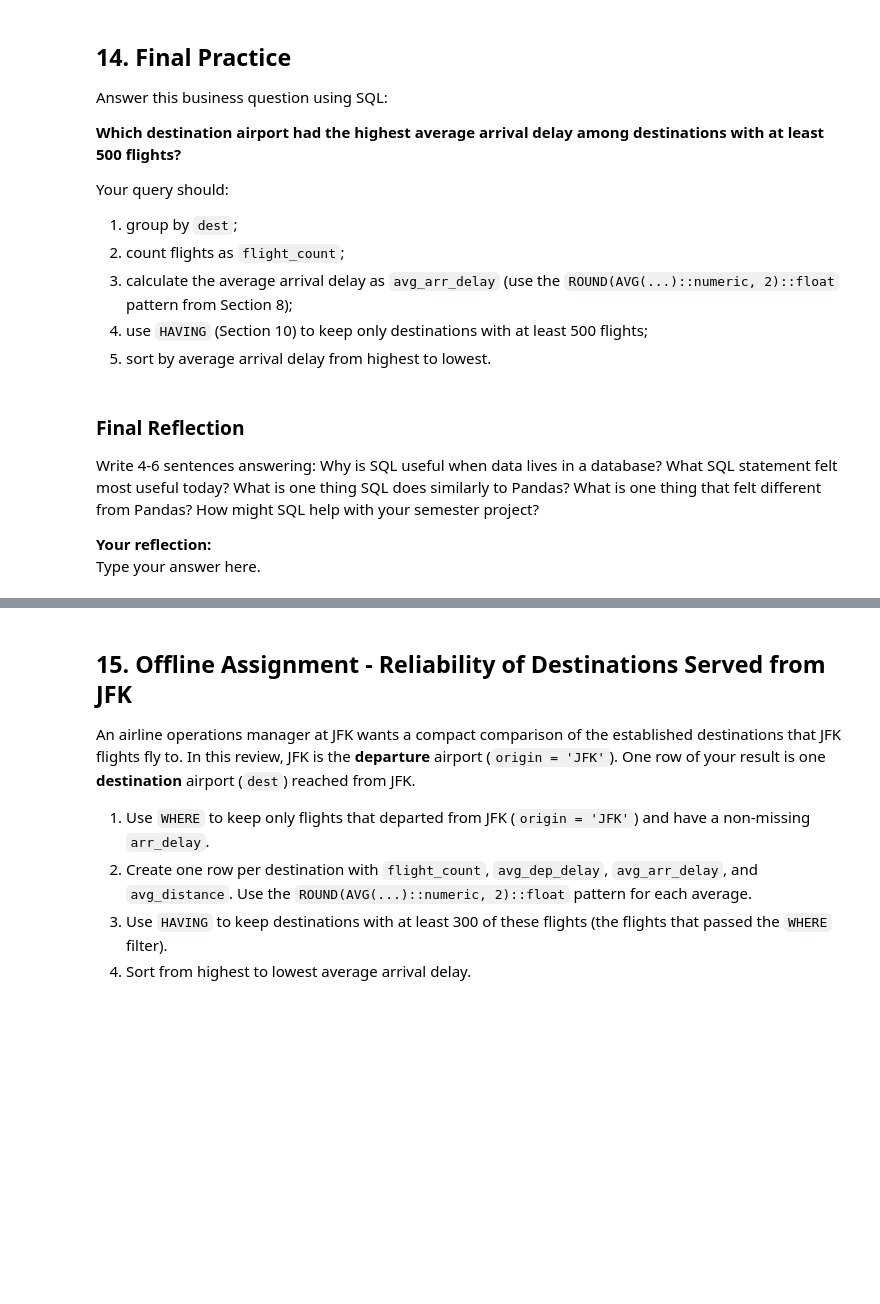
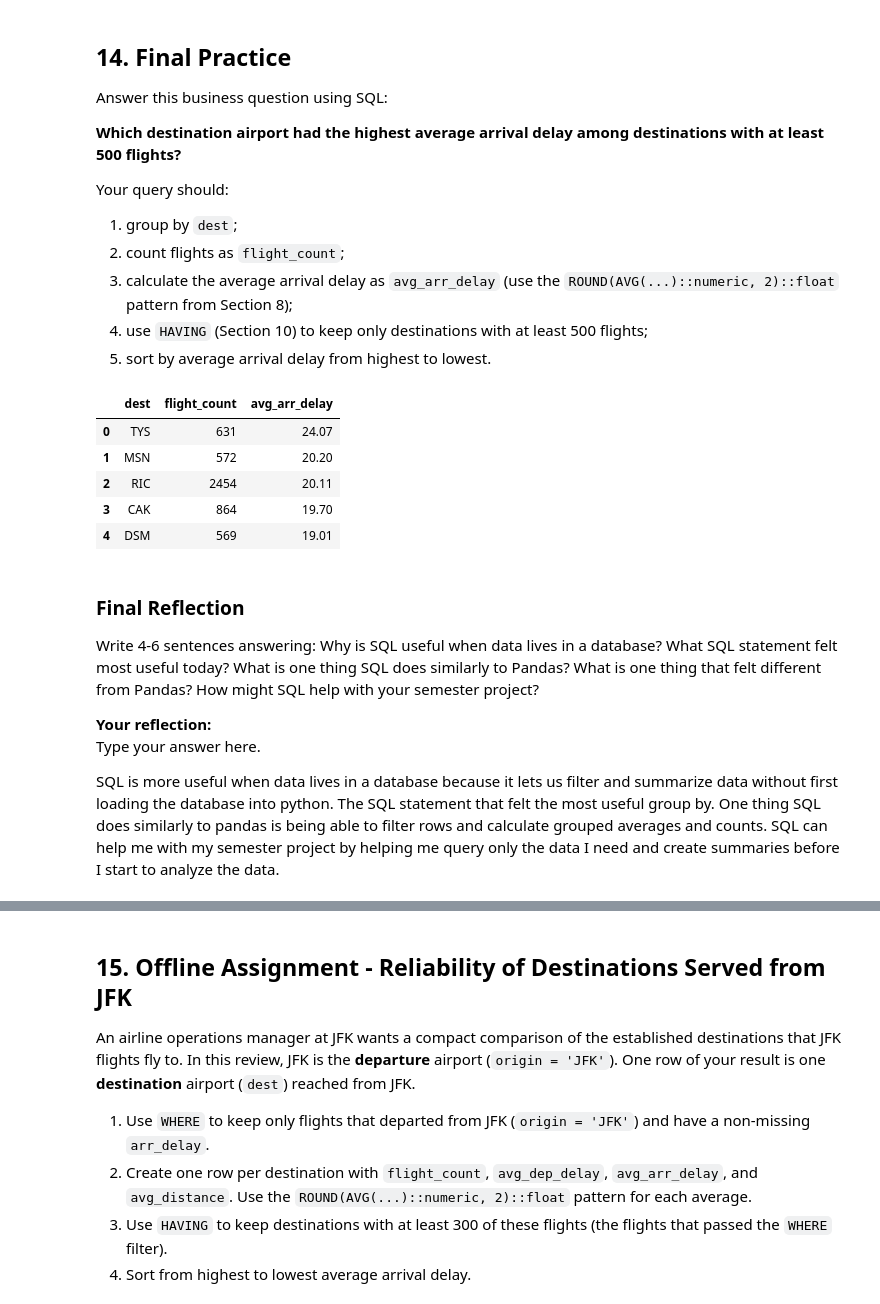
Before and after one commit to pipvep/ban6003-week9-10-pip, a Jupyter notebook: notebooks/module9_neon_sql_fundamentals_guided_lab.ipynb, the cells around one changed output, grey strips where cells are left out. Drawn from its saved outputs; the diff is of its cells as text; code cells hidden in the pictures; blank space fills up the shorter version.

```diff
--- a/notebooks/module9_neon_sql_fundamentals_guided_lab.ipynb
+++ b/notebooks/module9_neon_sql_fundamentals_guided_lab.ipynb
@@ -578,11 +854,25 @@ Your query should:
 # %%
 # Final Practice
 query = """
-
+SELECT
+    dest,
+    COUNT(*) AS flight_count,
+    ROUND(AVG(arr_delay)::numeric, 2)::float AS avg_arr_delay
+FROM flights
+GROUP BY dest
+HAVING COUNT(*) >= 500
+ORDER BY avg_arr_delay DESC;
 """
 
 destination_delay_summary = run_query(query, engine)
 destination_delay_summary.head()
+# %% [output]
+|  | dest | flight_count | avg_arr_delay |
+| 0 | TYS | 631 | 24.07 |
+| 1 | MSN | 572 | 20.20 |
+| 2 | RIC | 2454 | 20.11 |
+| 3 | CAK | 864 | 19.70 |
+| 4 | DSM | 569 | 19.01 |
 # %% [markdown]
 ### Final Reflection
 
@@ -590,6 +880,8 @@ Write 4-6 sentences answering: Why is SQL useful when data lives in a database?
 
 **Your reflection:**
 Type your answer here.
+
+SQL is more useful when data lives in a database because it lets us filter and summarize data without first loading the database into python. The SQL statement that felt the most useful group by. One thing SQL does similarly to pandas is being able to filter rows and calculate grouped averages and counts. SQL can help me with my semester project by helping me query only the data I need and create summaries before I start to analyze the data.
 # %%
 output_dir = repo_root / "data" / "processed"
 output_dir.mkdir(parents=True, exist_ok=True)
```
Also changed, not shown: parts of 39 cells of this notebook, 2 other files.
